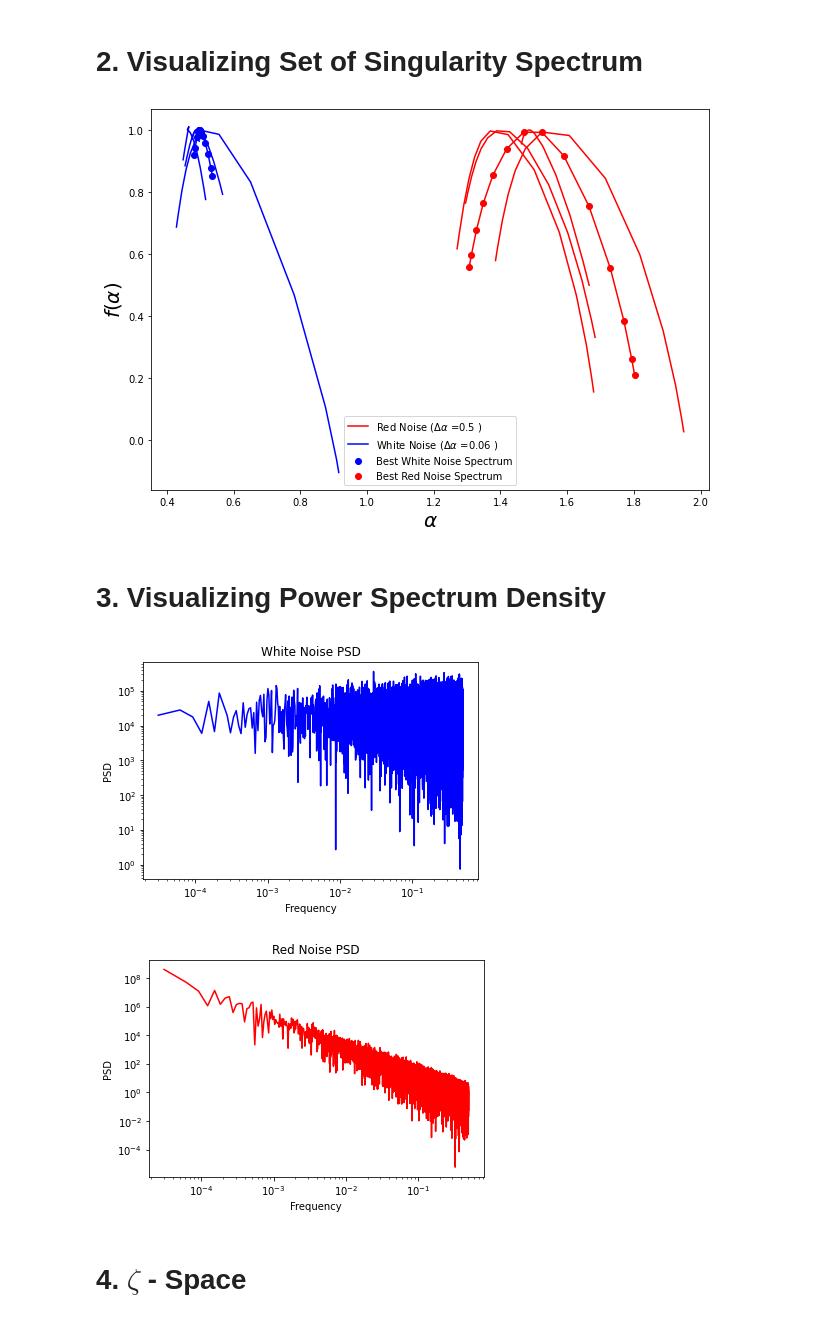
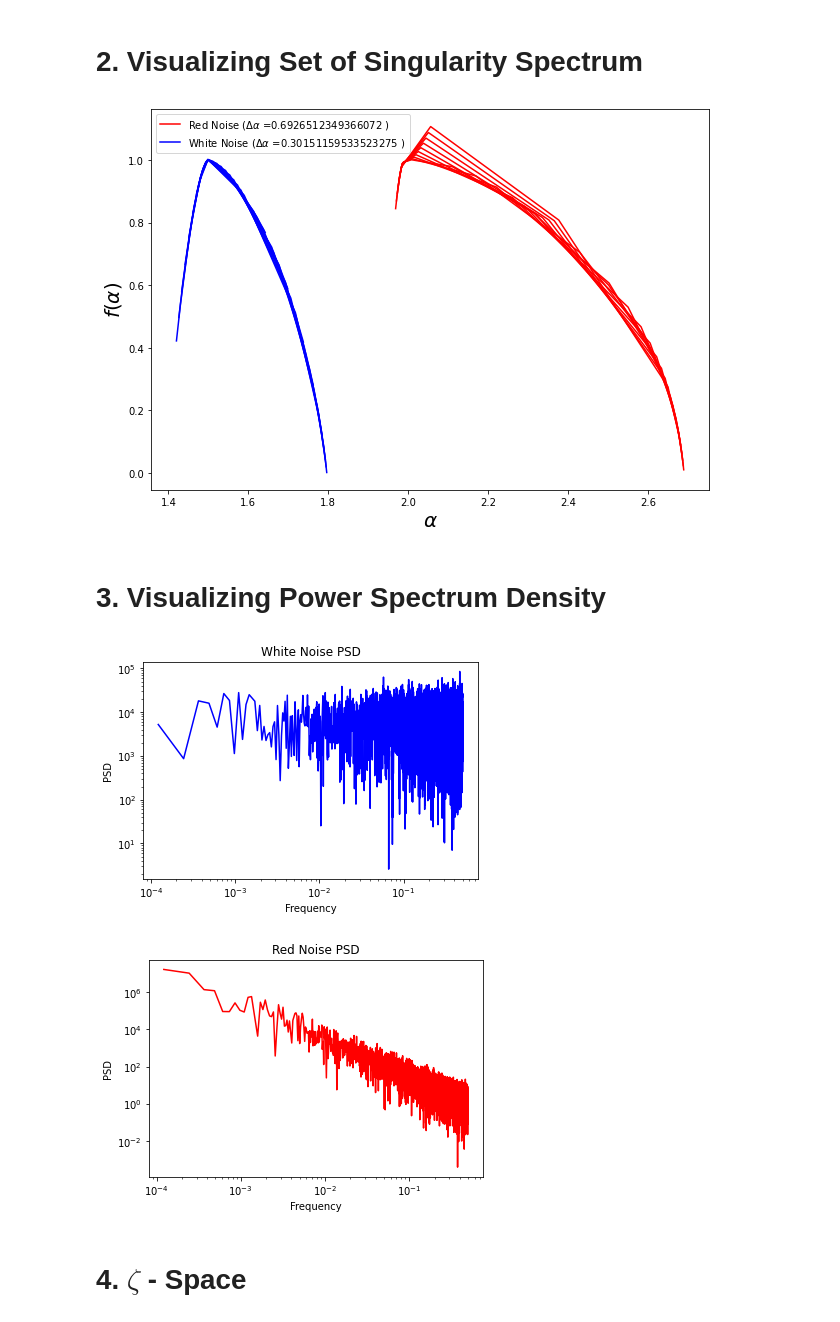
Before and after one commit to rsautter/Chi-Space, a Jupyter notebook: examples/ColoredNoiseExample.ipynb, the cells around one changed output. Cells and saved outputs as stored; diff of their text form; code cells hidden in the pictures.

```diff
--- a/examples/ColoredNoiseExample.ipynb
+++ b/examples/ColoredNoiseExample.ipynb
@@ -35,7 +35,7 @@ import numpy as np
 # %% [markdown]
 # 1. Synthetic Colored Noise
 # %%
-wn = zeta.cNoise(0,[2**15])
+wn = zeta.cNoise(0,[2**13])
 wn = wn/np.std(wn)
 plt.figure(figsize=(10,5))
 plt.plot(wn)
@@ -47,8 +47,8 @@ plt.show()
 # %%
-rn = zeta.cNoise(2,[2**15])
+rn = zeta.cNoise(2,[2**13])
 rn = rn/np.std(rn)
 plt.figure(figsize=(10,5))
-plt.plot(rn)
+plt.plot(rn,color='r')
 plt.xlim(0,len(rn))
 plt.title(r"Red Noise")
 plt.show()
@@ -57,32 +57,28 @@ plt.show()
 # %% [markdown]
 # 2. Visualizing Set of Singularity Spectrum
 # %%
-baws, bfaws, aws, faws, _  = zeta.autoMDFDA(wn)
-bars, bfars, ars, fars, _  = zeta.autoMDFDA(rn)
-daw = np.round(zeta.singularitySpectrumMetrics(baws,bfaws)["delta_alpha"],2)
-dar = np.round(zeta.singularitySpectrumMetrics(bars,bfars)["delta_alpha"],2)
+aws, faws, cw  = zeta.autoMFDFA(wn)
+ars, fars, cr  = zeta.autoMFDFA(rn)
 
 plt.figure(figsize=(10,7))
 for i in range(len(ars)):
   if i==0:
-    plt.plot(ars[i],fars[i],color='r',label=r"Red Noise ($\Delta \alpha$ ="+str(dar)+" )")
+    plt.plot(ars[i],fars[i],color='r',label=r"Red Noise ($\Delta \alpha$ ="+str(cr)+" )")
   else:
     plt.plot(ars[i],fars[i],color='r')
 for i in range(len(aws)):
   if i==0:
-    plt.plot(aws[i],faws[i],color='b',label=r"White Noise ($\Delta \alpha$ ="+str(daw)+" )")
+    plt.plot(aws[i],faws[i],color='b',label=r"White Noise ($\Delta \alpha$ ="+str(cw)+" )")
   else:
     plt.plot(aws[i],faws[i],color='b')
 
-plt.scatter(baws,bfaws,color='b',label="Best White Noise Spectrum")
-plt.scatter(bars,bfars,color='r',label="Best Red Noise Spectrum")
 plt.xlabel(r"$\alpha$",fontsize=20)
 plt.ylabel(r"$f(\alpha)$",fontsize=20)
 
 plt.legend()
 plt.show()
 # %% [output]
-[figure, old version]
+[figure, new version]
 # %% [markdown]
 # 3. Visualizing Power Spectrum Density
 # %%
@@ -117,8 +113,8 @@ plt.xlabel("Frequency")
 plt.ylabel("PSD")
 plt.show()
 # %% [output]
-[figure, old version]
+[figure, new version]
-[figure, old version]
+[figure, new version]
 # %% [markdown]
 # 4. $\zeta$ - Space
 # %%
```
Also changed, not shown: parts of 8 cells of this notebook, 5 other files.
